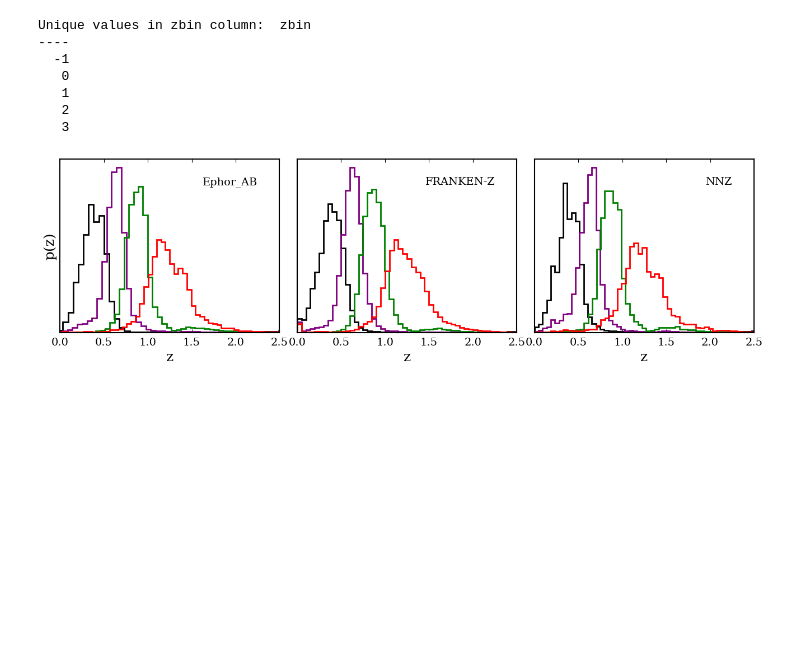
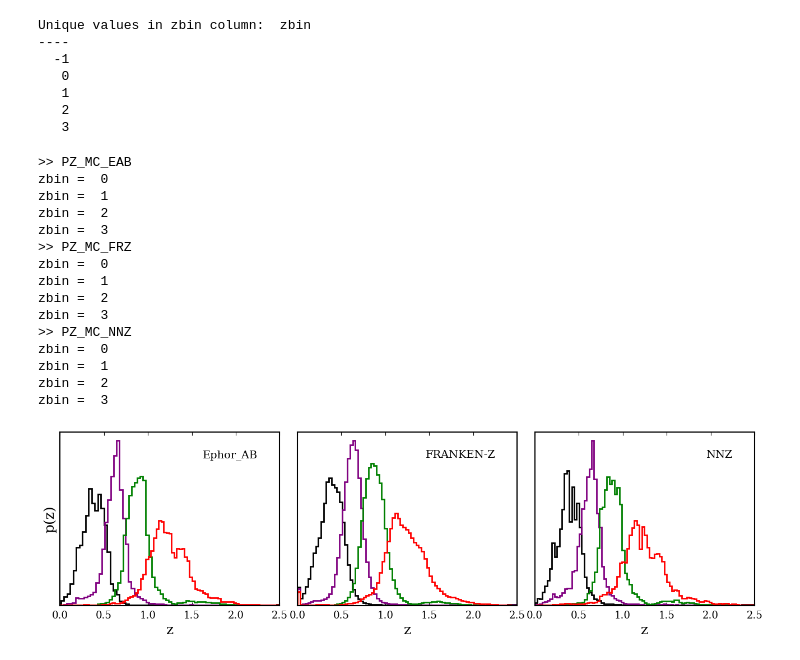
Before and after one commit to davsan06/HSC-PDR1-3x2pt-harmonic-methods, a Jupyter notebook: analysis/NB Lens Redshift Distribution Estimation.ipynb, the cells around one changed output. Saved outputs shown, nothing was run; the diff lists cells and outputs as text; code cells hidden in the pictures; blank space fills up the shorter version.

```diff
--- a/analysis/NB Lens Redshift Distribution Estimation.ipynb
+++ b/analysis/NB Lens Redshift Distribution Estimation.ipynb
@@ -233,4 +228,7 @@ methods = {'pz_mc_eab': 'Ephor_AB', 'pz_mc_frz': 'FRANKEN-Z', 'pz_mc_nnz': 'NNZ'
 # %%
+# Define matplolib colors: black, purple, green, red
+colors = ['#000000', '#800080', '#008000', '#ff0000']
+
 # Matplotlib style
 plt.rcParams['figure.figsize'] = 8., 6.
 plt.rcParams['figure.dpi'] = 100
@@ -259,44 +257,88 @@ plt.rcParams['ytick.minor.size'] = 3. # minor tick size in points
 # Thickness of the axes lines
 plt.rcParams['axes.linewidth'] = 1.5
 # Smaller font size for axes ticks labels
-plt.rcParams['xtick.labelsize'] = 14
+plt.rcParams['xtick.labelsize'] = 13
 # plt.rcParams['text.usetex'] = True
 plt.rcParams['font.family'] =  'serif'
 # plt.rcParams['font.serif'] = 'Computer Modern Roman Bold'
 plt.rcParams['font.size'] = 18
 # %%
+# Path where to save the txt files with the redshift distributions
+path_save = '/pscratch/sd/d/davidsan/HSC-PDR1-3x2pt-harmonic-methods/data/lens_pdr1_redshift_distr'
+
 # Initialize a matplotlib figure with 1 row and 3 columns
 fig, axes = plt.subplots(1, 3, figsize=(16, 4))
 # Remove the space between subfigures
 fig.subplots_adjust(wspace=0.08)
 
+# Methods dictionary
+methods = {'pz_mc_eab': 'Ephor_AB', 'pz_mc_frz': 'FRANKEN-Z', 'pz_mc_nnz': 'NNZ'}
+
 # Iterate over the methods
 for ind, method in enumerate(methods.keys()):
-    # Iterate over the z-bins
-    for zbin in np.unique(table['zbin']):
+    print('>>',method.upper())
+    # For each method, create a txt file with the redshift distribution of each z-bin
+    # Initialize the txt file
+    fname = os.path.join(path_save, method+'_lens_pdr1_redshift_distr.txt')
+    # Iterate over the z-bins with zbinning!=-1
+    for zbin in np.unique(table['zbin'][table['zbin']!=-1]):
+        print('zbin = ', zbin)
         # Select the objects in the z-bin exlucluding the objects with zbinning=-1
         mask = (table['zbin']==zbin) & (table['zbin']!=-1)
-        # Plot the histogram
-        axes[ind].hist(table[method][mask],
-                        bins=120,
-                        density=True,
-                        histtype='step',
-                        color=colors[zbin],
-                        linewidth=2)
+        # Plot the histogram and output the values to the txt file
+        nz, z, _ = axes[ind].hist(table[method][mask],
+                                bins=200,
+                                density=True,
+                                histtype='step',
+                                color=colors[zbin],
+                                linewidth=2)
+        # Compute the center of the z bins
+        z = 0.5*(z[1:]+z[:-1])
+        # Set to 0 any negative value in nz
+        nz[nz<0] = 0
+        if zbin == 0:
+            file = np.vstack([z,nz])
+        else:
+            file = np.vstack([file, nz])
+        # print(file.T)
+        # print(file.T.shape)
+
     # Add the legend
     axes[ind].set_xlabel('z')
     # Text with the name of the method in the upper right corner of the subfigure
     axes[ind].text(0.9, 0.9, methods[method],
                     horizontalalignment='right',
                     verticalalignment='top',
                     transform=axes[ind].transAxes,
                     fontsize=14)
     axes[0].set_ylabel('p(z)')
     # Set the x and y limits
     axes[ind].set_xlim(0, 2.5)
     # Hide the y ticks
     axes[ind].set_yticks([])
+    # Save the txt file
+    np.savetxt(fname, file.T, delimiter=' ', fmt='%.6e')
+
+# Save the figure in pdf and png formats with dpi=300 in the path_save directory
+fname = os.path.join(path_save, 'lens_pdr1_redshift_distr.pdf')
+fig.savefig(fname, dpi=300, bbox_inches='tight')
+
 plt.show()
 plt.close()
 # %% [output]
+>> PZ_MC_EAB
+zbin =  0
+zbin =  1
+zbin =  2
+zbin =  3
+>> PZ_MC_FRZ
+zbin =  0
+zbin =  1
+zbin =  2
+zbin =  3
+>> PZ_MC_NNZ
+zbin =  0
+zbin =  1
+zbin =  2
+zbin =  3
-[figure, old version]
+[figure, new version]
```
Also changed, not shown: parts of 8 cells of this notebook, 5 other files.
